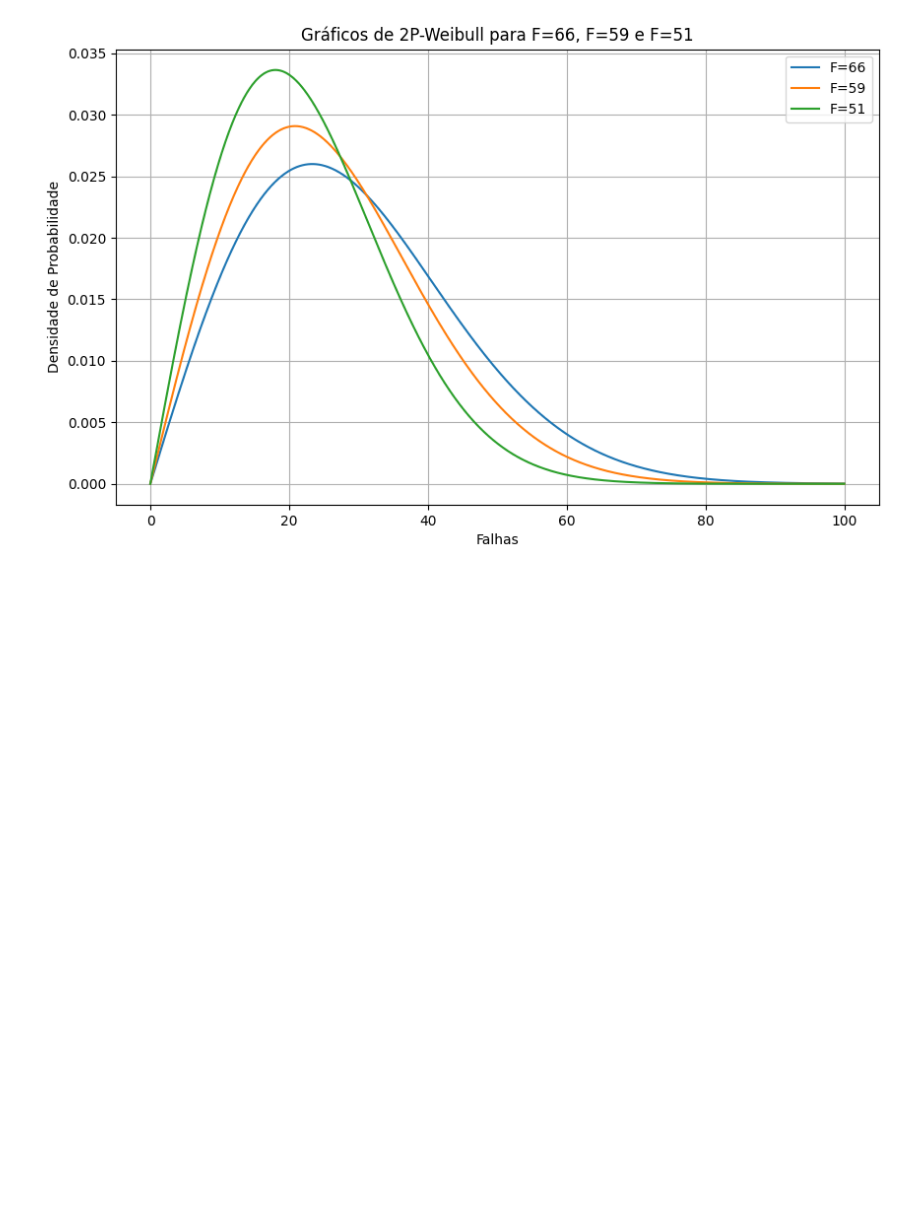
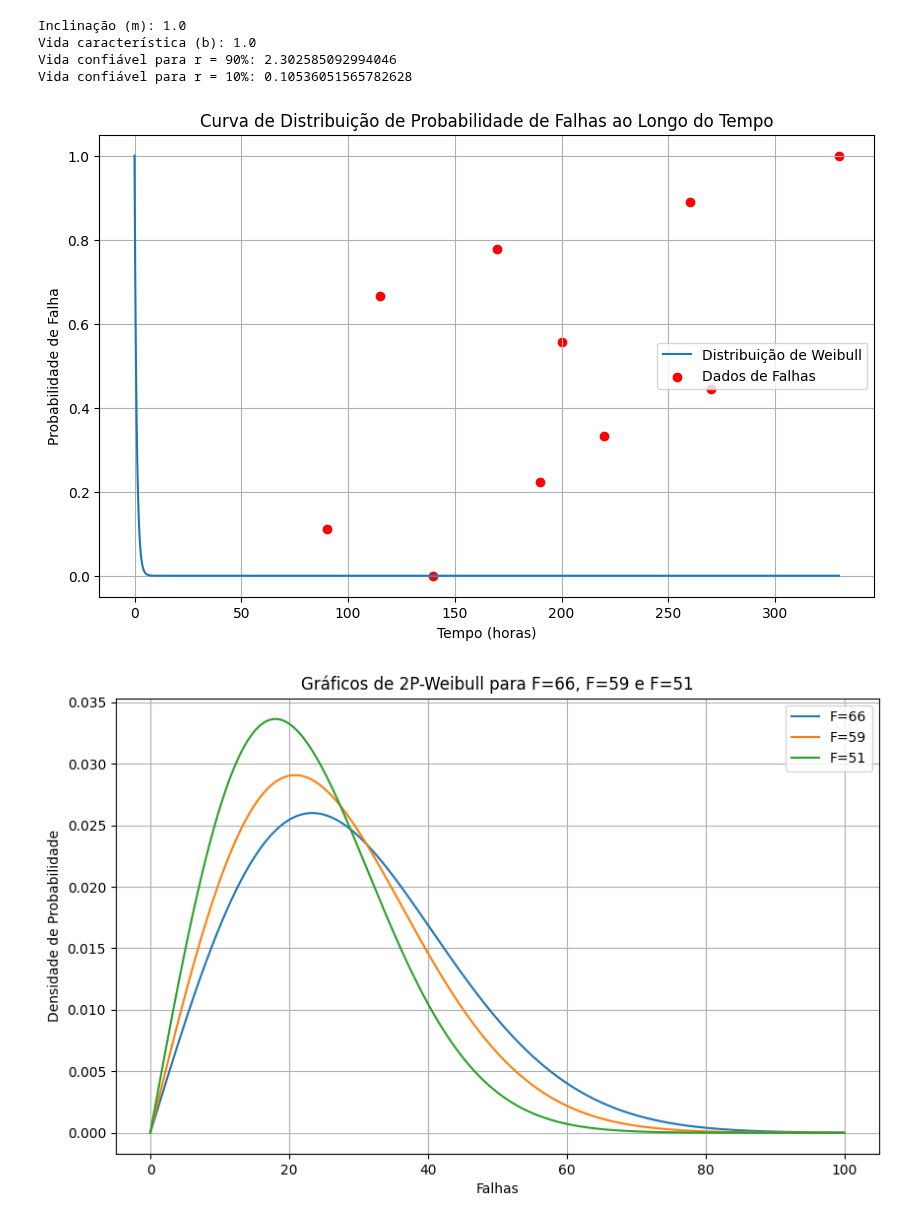
Before and after one commit to Rogerio-mack/work, a Jupyter notebook: Curva_de_Weibull.ipynb, the cells around one changed output. Drawn from its saved outputs; the diff is of its cells as text; code cells hidden in the pictures; blank space fills up the shorter version.

```diff
--- a/Curva_de_Weibull.ipynb
+++ b/Curva_de_Weibull.ipynb
@@ -82,3 +52,51 @@ plt.show()
+# %%
+import numpy as np
+import matplotlib.pyplot as plt
+from scipy.stats import weibull_min
+from scipy.optimize import curve_fit
+
+# Dados das falhas
+tempo_falhas = np.array([140, 90, 190, 220, 270, 200, 115, 170, 260, 330])
+
+# 1. Determinar a inclinação (m) e a vida característica (b) da distribuição de Weibull
+def weibull_func(tempo, m, b):
+    return 1 - np.exp(-((tempo / b) ** m))
+
+params, _ = curve_fit(weibull_func, tempo_falhas, np.linspace(0, 1, len(tempo_falhas)))
+
+m, b = params
+
+# 2. Determinar a vida confiável para r = 90% e r = 10%
+r_90 = 0.90
+r_10 = 0.10
+
+vida_confiavel_90 = b * (-np.log(1 - r_90)) ** (1 / m)
+vida_confiavel_10 = b * (-np.log(1 - r_10)) ** (1 / m)
+
+print("Inclinação (m):", m)
+print("Vida característica (b):", b)
+print("Vida confiável para r = 90%:", vida_confiavel_90)
+print("Vida confiável para r = 10%:", vida_confiavel_10)
+
+# 3. Produzir a curva de distribuição de probabilidades de falhas ao longo do tempo
+x = np.linspace(0, tempo_falhas.max(), 1000)
+pdf = weibull_min.pdf(x, m, scale=b)
+
+plt.figure(figsize=(10, 6))
+plt.plot(x, pdf, label='Distribuição de Weibull')
+plt.scatter(tempo_falhas, np.linspace(0, 1, len(tempo_falhas)), color='red', label='Dados de Falhas')
+plt.xlabel('Tempo (horas)')
+plt.ylabel('Probabilidade de Falha')
+plt.title('Curva de Distribuição de Probabilidade de Falhas ao Longo do Tempo')
+plt.legend()
+plt.grid(True)
+plt.show()
+# %% [output]
+Inclinação (m): 1.0
+Vida característica (b): 1.0
+Vida confiável para r = 90%: 2.302585092994046
+Vida confiável para r = 10%: 0.10536051565782628
+[figure, added]
 # %%
 import numpy as np
 import matplotlib.pyplot as plt
```
Also changed, not shown: parts of 7 cells of this notebook.
